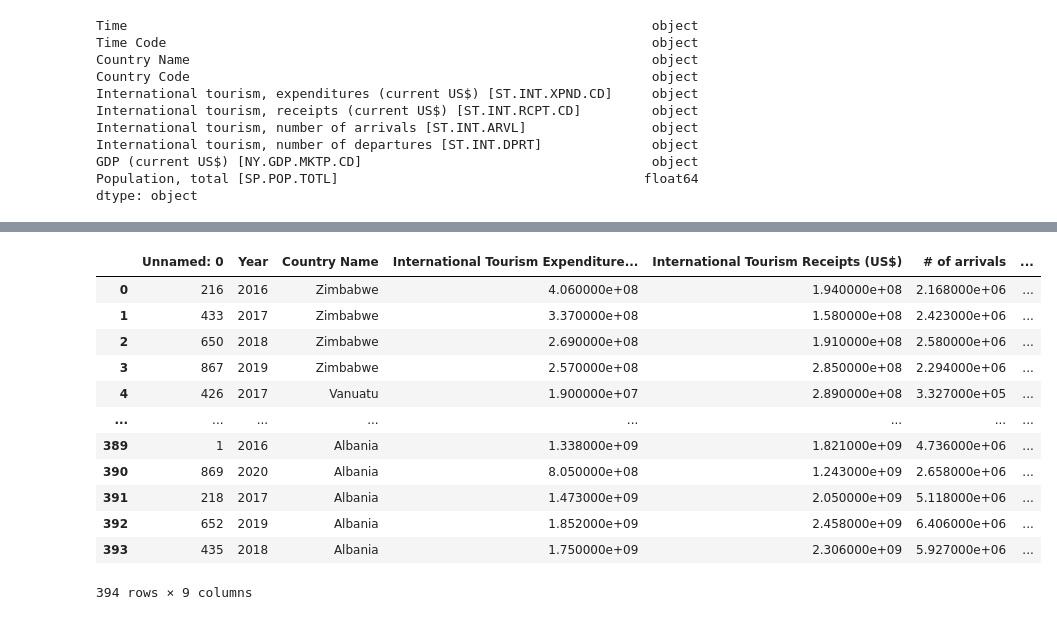
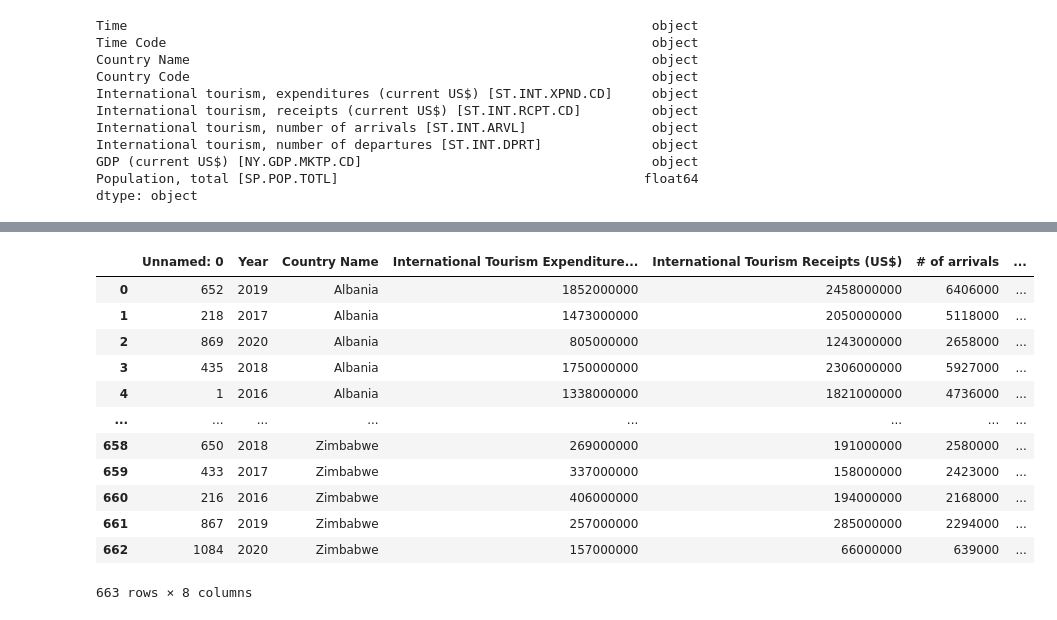
Before and after one commit to Cameron762/Project-1-11, a Jupyter notebook: Jupyter/Tourism.ipynb, the cells around one changed output, grey strips where cells are left out. Saved outputs shown, nothing was run; the diff lists cells and outputs as text; code cells hidden in the pictures.

```diff
--- a/Jupyter/Tourism.ipynb
+++ b/Jupyter/Tourism.ipynb
@@ -33,7 +33,7 @@ GDP (current US$) [NY.GDP.MKTP.CD]                                     object
 Population, total [SP.POP.TOTL]                                       float64
 dtype: object
 # %%
-cleandf = dfdf.sort_values(['Country Name'],ascending = False)
+cleandf = dfdf.sort_values(['Country Name'],ascending = True)
 cleandf.head()
 # %% [output]
 |  | Time | Time Code | Country Name | Country Code | International tourism, expenditur... | International tourism, receipts (... | ... |
@@ -61,4 +61,4 @@ renamed_df.head()
 # %%
-dfclean = renamed_df.drop(["Time Code","Country Code",],axis = 1)
+dfclean = renamed_df.drop(["Time Code","Country Code","# of departures"],axis = 1)
 dfclean.head()
 # %% [output]
@@ -130,3 +95,10 @@ clean
+# %%
+clean = clean.copy()
+clean['GDP (US$)'] = clean['GDP (US$)'].astype(int)
+clean['# of arrivals'] = clean['# of arrivals'].astype(int)
+clean['International Tourism Receipts (US$)'] = clean['International Tourism Receipts (US$)'].astype(int)
+clean['International Tourism Expenditures (US$)'] = clean['International Tourism Expenditures (US$)'].astype(int)
+clean['Total Population'] = clean['Total Population'].astype(int)
 # %%
 clean.dtypes
 # %% [output]
@@ -142,18 +143,18 @@ dtype: object
 # %%
-clean.to_csv("../Resources/clean2data.csv")
-file = Path("../Resources/clean2data.csv")
+clean.to_csv("../Resources/clean3data.csv")
+file = Path("../Resources/clean3data.csv")
 pd.read_csv(file)
 # %% [output]
 |  | Unnamed: 0 | Year | Country Name | International Tourism Expenditure... | International Tourism Receipts (US$) | # of arrivals | ... |
-| 0 | 216 | 2016 | Zimbabwe | 4.060000e+08 | 1.940000e+08 | 2.168000e+06 | ... |
-| 1 | 433 | 2017 | Zimbabwe | 3.370000e+08 | 1.580000e+08 | 2.423000e+06 | ... |
-| 2 | 650 | 2018 | Zimbabwe | 2.690000e+08 | 1.910000e+08 | 2.580000e+06 | ... |
-| 3 | 867 | 2019 | Zimbabwe | 2.570000e+08 | 2.850000e+08 | 2.294000e+06 | ... |
-| 4 | 426 | 2017 | Vanuatu | 1.900000e+07 | 2.890000e+08 | 3.327000e+05 | ... |
+| 0 | 652 | 2019 | Albania | 1852000000 | 2458000000 | 6406000 | ... |
+| 1 | 218 | 2017 | Albania | 1473000000 | 2050000000 | 5118000 | ... |
+| 2 | 869 | 2020 | Albania | 805000000 | 1243000000 | 2658000 | ... |
+| 3 | 435 | 2018 | Albania | 1750000000 | 2306000000 | 5927000 | ... |
+| 4 | 1 | 2016 | Albania | 1338000000 | 1821000000 | 4736000 | ... |
 | ... | ... | ... | ... | ... | ... | ... | ... |
-| 389 | 1 | 2016 | Albania | 1.338000e+09 | 1.821000e+09 | 4.736000e+06 | ... |
-| 390 | 869 | 2020 | Albania | 8.050000e+08 | 1.243000e+09 | 2.658000e+06 | ... |
-| 391 | 218 | 2017 | Albania | 1.473000e+09 | 2.050000e+09 | 5.118000e+06 | ... |
-| 392 | 652 | 2019 | Albania | 1.852000e+09 | 2.458000e+09 | 6.406000e+06 | ... |
-| 393 | 435 | 2018 | Albania | 1.750000e+09 | 2.306000e+09 | 5.927000e+06 | ... |
+| 658 | 650 | 2018 | Zimbabwe | 269000000 | 191000000 | 2580000 | ... |
+| 659 | 433 | 2017 | Zimbabwe | 337000000 | 158000000 | 2423000 | ... |
+| 660 | 216 | 2016 | Zimbabwe | 406000000 | 194000000 | 2168000 | ... |
+| 661 | 867 | 2019 | Zimbabwe | 257000000 | 285000000 | 2294000 | ... |
+| 662 | 1084 | 2020 | Zimbabwe | 157000000 | 66000000 | 639000 | ... |
-394 rows × 9 columns
+663 rows × 8 columns
```
Also changed, not shown: parts of 10 cells of this notebook, 1 other file.
